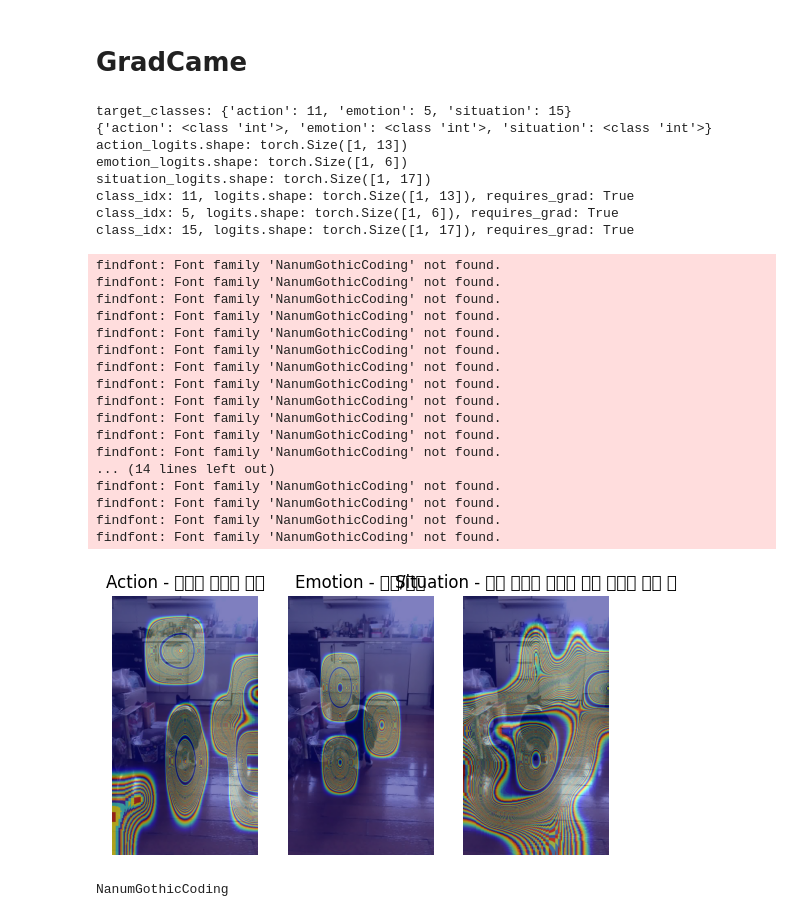
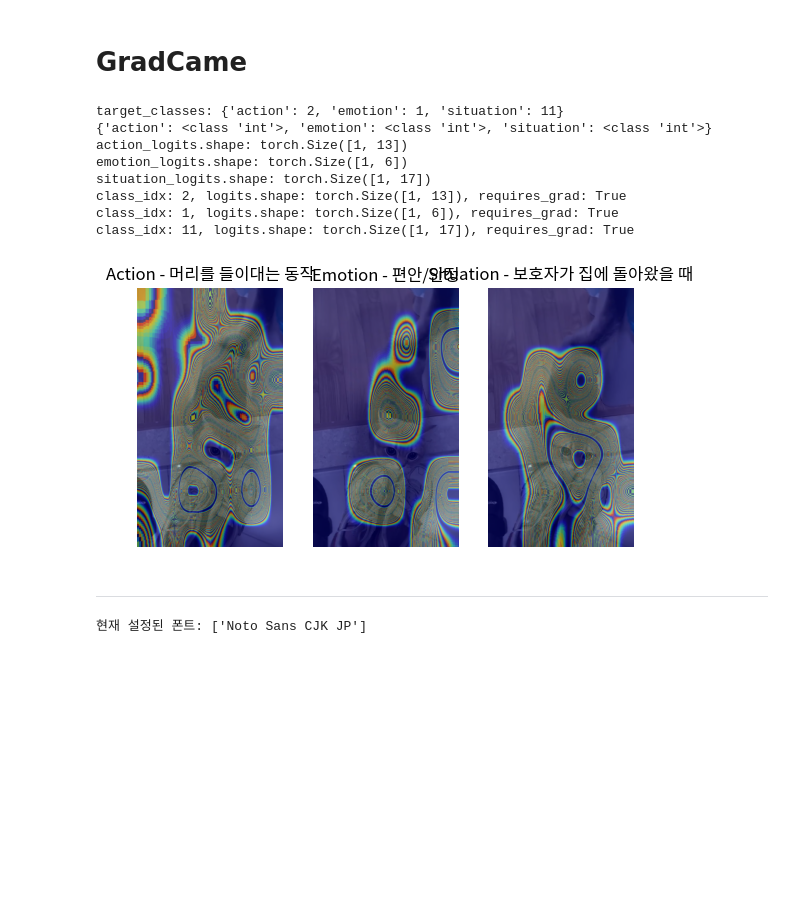
Before and after one commit to dibk100/course_AI_PetInsight, a Jupyter notebook: task02_MultiClassifier/grad-cam.ipynb, the cells around one changed output. Saved outputs shown, nothing was run; the diff lists cells and outputs as text; code cells hidden in the pictures; blank space fills up the shorter version.

```diff
--- a/task02_MultiClassifier/grad-cam.ipynb
+++ b/task02_MultiClassifier/grad-cam.ipynb
@@ -21,31 +21,18 @@ import logging
 
 # matplotlib findfont 경고 끄기
 warnings.filterwarnings("ignore", category=UserWarning, module="matplotlib")
-
+warnings.filterwarnings("ignore", message="findfont: Font family .* not found")
 # matplotlib 내부 로깅 레벨을 WARNING 이상으로 올리기
 logging.getLogger('matplotlib').setLevel(logging.WARNING)
 
-# 한글 폰트 설정
-# 사용자 홈 폴더에 설치한 나눔고딕 경로 지정
-font_path = '/home/dibaeck/.fonts/nanum/NanumGothicCoding.ttf'  # 또는 실제 다운로드된 경로 확인
-font_path = os.path.expanduser(font_path)
-fontprop = fm.FontProperties(fname=font_path)
-plt.rcParams['font.family'] = fontprop.get_name()
+# NotoSansCJK 폰트 경로 지정
+font_path = '/usr/share/fonts/opentype/noto/NotoSansCJK-Regular.ttc'
+font_prop = fm.FontProperties(fname=font_path)
+plt.rcParams['font.family'] = font_prop.get_name()
 plt.rcParams['axes.unicode_minus'] = False
 # 마이너스 기호 깨짐 방지
 matplotlib.rcParams['axes.unicode_minus'] = False
 
-"""
-Name: torchcam
-Version: 0.4.0
-Summary: Class activation maps for your PyTorch CNN models
-Home-page:
-Author:
-Author-email: François-Guillaume Fernandez <fg-feedback@protonmail.com>
-License: Apache License
-                           Version 2.0, January 2004
-                        http://www.apache.org/licenses/
-"""
 def visualize_gradcam_multi_task(config, image_path, target_classes):
     """
     target_classes: dict, 예) {'action': 3, 'emotion': 1, 'situation': 5}
@@ -151,54 +138,35 @@ def visualize_gradcam_multi_task(config, image_path, target_classes):
         plt.title(f"{task.capitalize()} - {class_name}")
         plt.axis('off')
 # %%
-yaml_path = './configs/base.yaml'
+yaml_path = './configs/convnext.yaml'
 with open(yaml_path) as f:
     config = yaml.safe_load(f)
 
 label_maps = get_label_maps_from_config(config)
 test_image_path = config['test_image_path']
 
 # 시각화 하고 싶은 라벨명 지정
-action_label = '꼬리를 흔드는 동작'
-emotion_label = '불안/슬픔'
-situation_label = '낯선 소리가 나거나 낯선 사람을 봤을 때'
+action_label = '머리를 들이대는 동작'
+emotion_label = '편안/안정'
+situation_label = '보호자가 집에 돌아왔을 때'
 
 # 라벨명으로부터 인덱스 찾아서 target_classes 구성
 target_classes = {
     'action': label_maps['action'][action_label],
     'emotion': label_maps['emotion'][emotion_label],
     'situation': label_maps['situation'][situation_label],
 }
 
 visualize_gradcam_multi_task(config, test_image_path, target_classes)
 # %% [output]
-target_classes: {'action': 11, 'emotion': 5, 'situation': 15}
+target_classes: {'action': 2, 'emotion': 1, 'situation': 11}
 {'action': <class 'int'>, 'emotion': <class 'int'>, 'situation': <class 'int'>}
 action_logits.shape: torch.Size([1, 13])
 emotion_logits.shape: torch.Size([1, 6])
 situation_logits.shape: torch.Size([1, 17])
-class_idx: 11, logits.shape: torch.Size([1, 13]), requires_grad: True
-class_idx: 5, logits.shape: torch.Size([1, 6]), requires_grad: True
-class_idx: 15, logits.shape: torch.Size([1, 17]), requires_grad: True
+class_idx: 2, logits.shape: torch.Size([1, 13]), requires_grad: True
+class_idx: 1, logits.shape: torch.Size([1, 6]), requires_grad: True
+class_idx: 11, logits.shape: torch.Size([1, 17]), requires_grad: True
-findfont: Font family 'NanumGothicCoding' not found.
-findfont: Font family 'NanumGothicCoding' not found.
-findfont: Font family 'NanumGothicCoding' not found.
-findfont: Font family 'NanumGothicCoding' not found.
-findfont: Font family 'NanumGothicCoding' not found.
-findfont: Font family 'NanumGothicCoding' not found.
-findfont: Font family 'NanumGothicCoding' not found.
-findfont: Font family 'NanumGothicCoding' not found.
-findfont: Font family 'NanumGothicCoding' not found.
-findfont: Font family 'NanumGothicCoding' not found.
-findfont: Font family 'NanumGothicCoding' not found.
-findfont: Font family 'NanumGothicCoding' not found.
-... (14 lines left out)
-findfont: Font family 'NanumGothicCoding' not found.
-findfont: Font family 'NanumGothicCoding' not found.
-findfont: Font family 'NanumGothicCoding' not found.
-findfont: Font family 'NanumGothicCoding' not found.
-[figure, old version]
+[figure, new version]
-# %%
-print(font_prop.get_name())
-# %% [output]
-NanumGothicCoding
+# %% [markdown]
+---
@@ -204,0 +189,5 @@ NanumGothicCoding
+# %%
+import matplotlib.pyplot as plt
+print("현재 설정된 폰트:", plt.rcParams['font.family'])
+# %% [output]
+현재 설정된 폰트: ['Noto Sans CJK JP']
```
Also changed, not shown: parts of 2 cells of this notebook, 2 other files.
